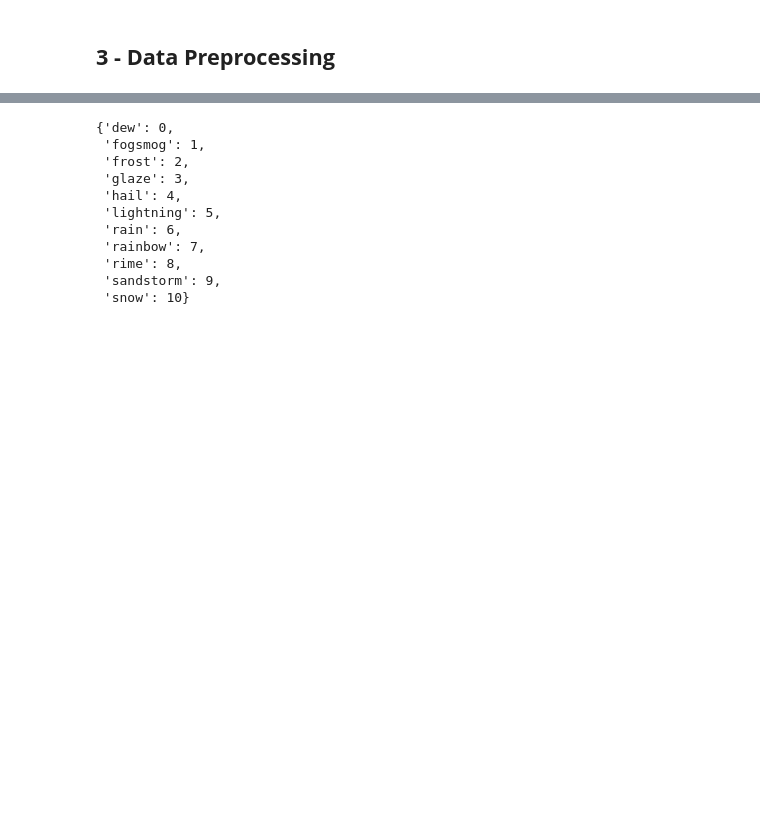
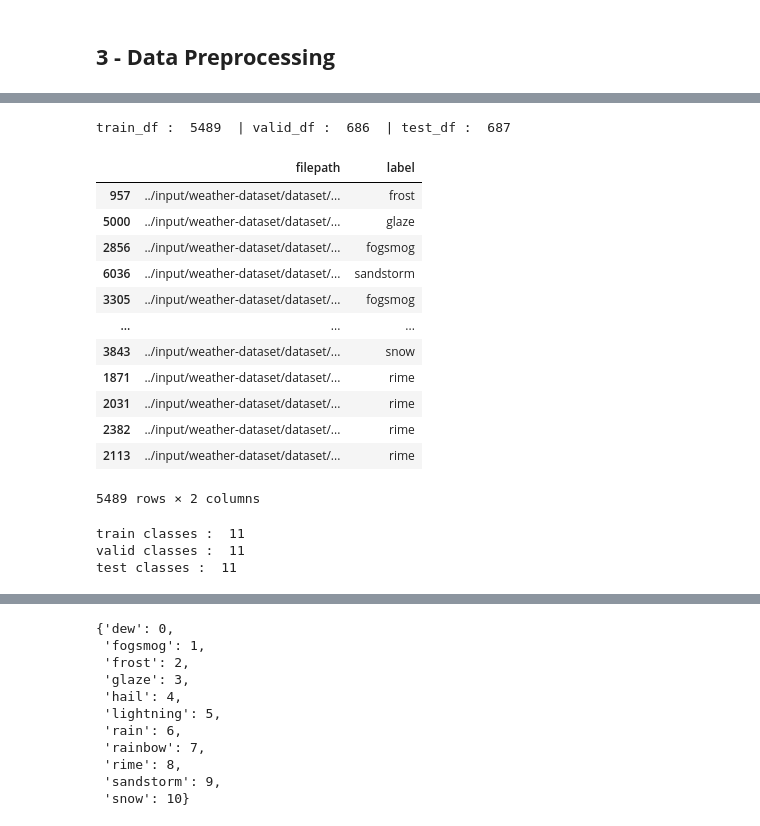
Before and after one commit to ahmedidrissi/weather-prediction-deeplearning, a Jupyter notebook: weather-prediction.ipynb, the cells around one changed output, grey strips where cells are left out. Drawn from its saved outputs; the diff is of its cells as text; code cells hidden in the pictures; blank space fills up the shorter version.

```diff
--- a/weather-prediction.ipynb
+++ b/weather-prediction.ipynb
@@ -72,0 +92,39 @@ Found 1369 images belonging to 11 classes.
+# %%
+def splitDataFrame (df, trsplit, vsplit, random_seed):
+    # split df into train_df, valid_df and test_df
+    dsplit=vsplit/(1-trsplit)
+    strat=df['label']
+    train_df, dummy_df=train_test_split(df, train_size=trsplit, shuffle=True, random_state=random_seed, stratify=strat)
+    strat=dummy_df['label']
+    valid_df, test_df=train_test_split(dummy_df, train_size=dsplit, shuffle=True, random_state=random_seed, stratify=strat)
+    print('train_df : ', len(train_df), ' | valid_df : ', len(valid_df), ' | test_df : ',len(test_df))
+    return train_df, valid_df, test_df
+# %%
+train_df, valid_df, test_df = splitDataFrame(df, .8,.1, 123)
+train_df
+# %% [output]
+train_df :  5489  | valid_df :  686  | test_df :  687
+|  | filepath | label |
+| 957 | ../input/weather-dataset/dataset/... | frost |
+| 5000 | ../input/weather-dataset/dataset/... | glaze |
+| 2856 | ../input/weather-dataset/dataset/... | fogsmog |
+| 6036 | ../input/weather-dataset/dataset/... | sandstorm |
+| 3305 | ../input/weather-dataset/dataset/... | fogsmog |
+| ... | ... | ... |
+| 3843 | ../input/weather-dataset/dataset/... | snow |
+| 1871 | ../input/weather-dataset/dataset/... | rime |
+| 2031 | ../input/weather-dataset/dataset/... | rime |
+| 2382 | ../input/weather-dataset/dataset/... | rime |
+| 2113 | ../input/weather-dataset/dataset/... | rime |
+5489 rows × 2 columns
+# %%
+trcount=len(train_df['label'].unique())
+vcount=len(valid_df['label'].unique())
+tecount=len(test_df['label'].unique())
+print("train classes : ", trcount)
+print("valid classes : ", vcount)
+print("test classes : ", tecount)
+# %% [output]
+train classes :  11
+valid classes :  11
+test classes :  11
```
Also changed, not shown: parts of 15 cells of this notebook.
